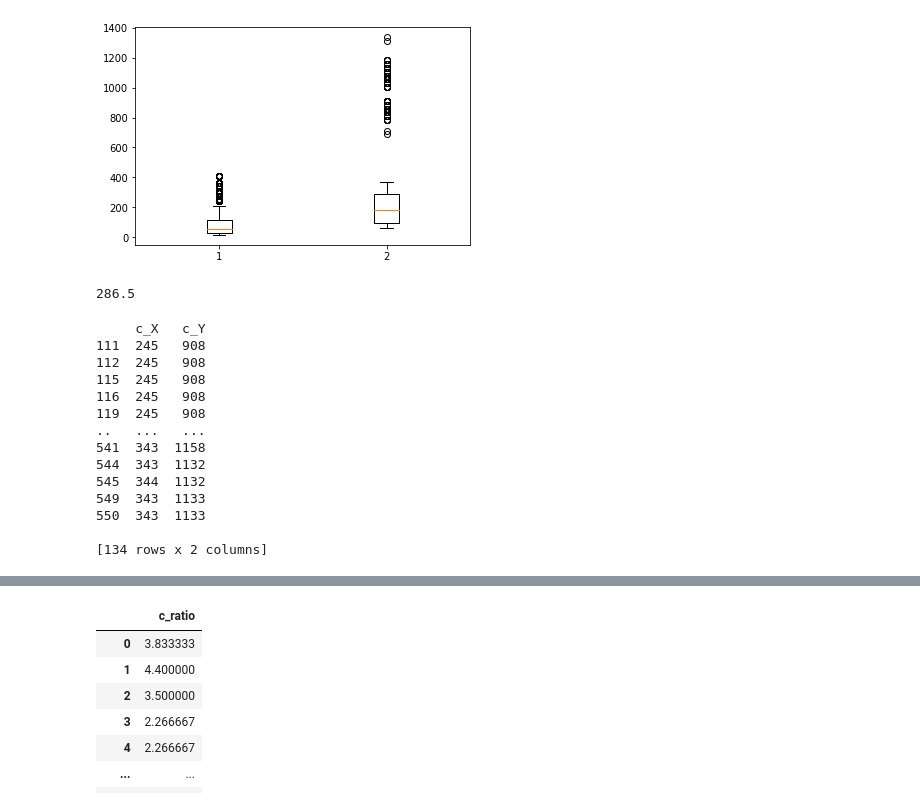
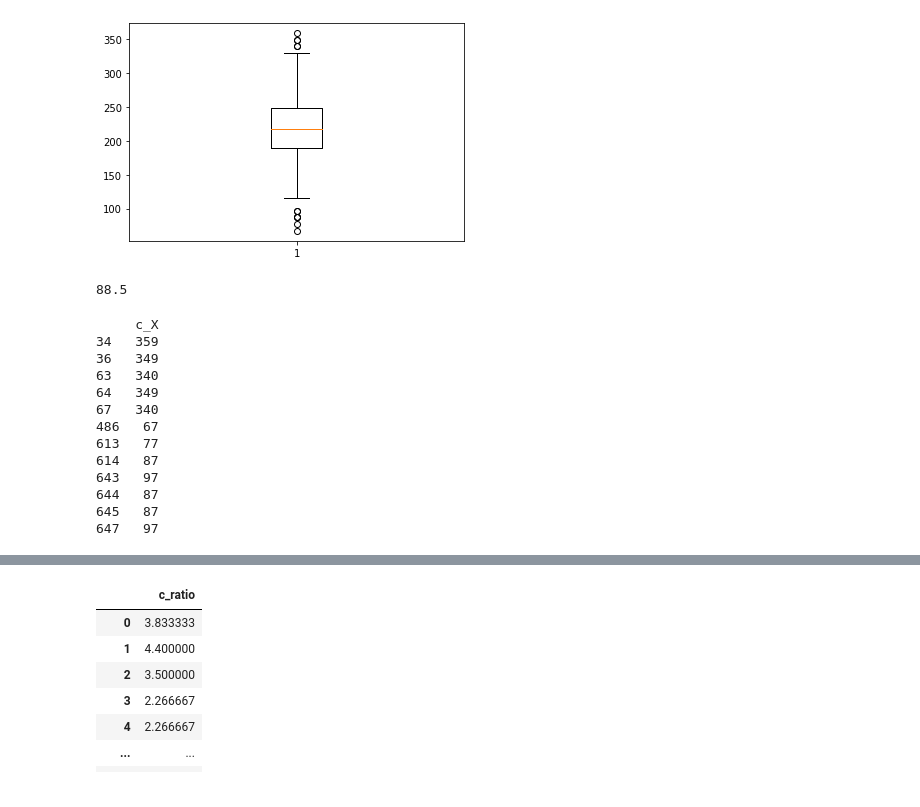
Before and after one commit to Real-Bird/0.python, a Jupyter notebook: FinalProject/pose_SVM_XandY.ipynb, the cells around one changed output, grey strips where cells are left out. Drawn from its saved outputs; the diff is of its cells as text; code cells hidden in the pictures.

```diff
--- a/FinalProject/pose_SVM_XandY.ipynb
+++ b/FinalProject/pose_SVM_XandY.ipynb
@@ -27,0 +10,12 @@ corr_df = pd.DataFrame(corr_csv); corr_df
+# %%
+corr_cen_csv = pd.read_csv("corr_cen_Y.csv")
+corr_les_csv = pd.read_csv("corr_les_Y.csv")
+corr_res_csv = pd.read_csv("corr_res_Y.csv")
+corr_nn_csv = pd.read_csv("corr_nn_Y.csv")
+corr_x_csv = pd.read_csv("correct_X.csv")
+# %%
+corr_cen_df = pd.DataFrame(corr_cen_csv).drop(['Unnamed: 0'], axis=1)
+corr_les_df = pd.DataFrame(corr_les_csv).drop(['Unnamed: 0'], axis=1)
+corr_res_df = pd.DataFrame(corr_res_csv).drop(['Unnamed: 0'], axis=1)
+corr_nn_df = pd.DataFrame(corr_nn_csv).drop(['Unnamed: 0'], axis=1)
+corr_x_df = pd.DataFrame(corr_x_csv).drop(['Unnamed: 0'], axis=1)
@@ -28,41 +31,40 @@ corr_df = pd.DataFrame(corr_csv); corr_df
 # %%
 # Basic box plot
 import matplotlib.pyplot as plt
 %matplotlib inline
 
 
-a = plt.boxplot(corr_df)
+a = plt.boxplot(corr_x_df)
 plt.show()
 # %% [output]
-[figure, old version]
+[figure, new version]
 # %%
 import numpy as np
-Q1 = np.percentile(corr_df["c_Y"] , 25)
-Q3 = np.percentile(corr_df["c_Y"] , 75)
+Q1 = np.percentile(corr_x_df, 25)
+Q3 = np.percentile(corr_x_df, 75)
 IQR = Q3 - Q1
 outlier_step = 1.5 * IQR
 
 outlier_step
 # %% [output]
-286.5
+88.5
 # %%
-c_Y = (corr_df < Q1 - outlier_step) | (corr_df > Q3 + outlier_step)
+c_Y = (corr_x_df < Q1 - outlier_step) | (corr_x_df > Q3 + outlier_step)
 c_Y = c_Y.any(axis=1)
-search_df = corr_df[c_Y]
+search_df = corr_x_df[c_Y]
 print(search_df)
 # %% [output]
-     c_X   c_Y
-111  245   908
-112  245   908
-115  245   908
-116  245   908
-119  245   908
-..   ...   ...
-541  343  1158
-544  343  1132
-545  344  1132
-549  343  1133
-550  343  1133
-
-[134 rows x 2 columns]
+     c_X
+34   359
+36   349
+63   340
+64   349
+67   340
+486   67
+613   77
+614   87
+643   97
+644   87
+645   87
+647   97
 # %%
```
Also changed, not shown: parts of 55 cells of this notebook, 9 other files.
